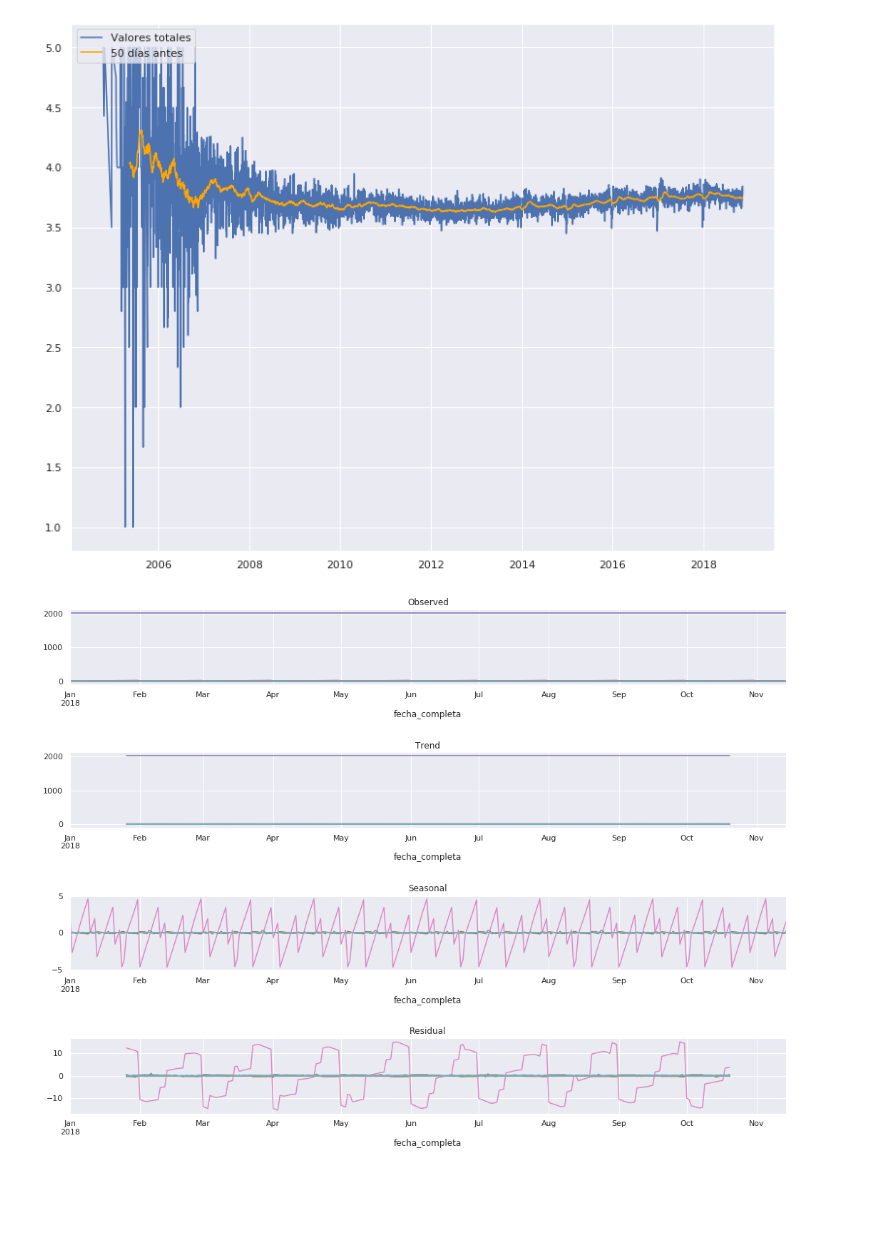
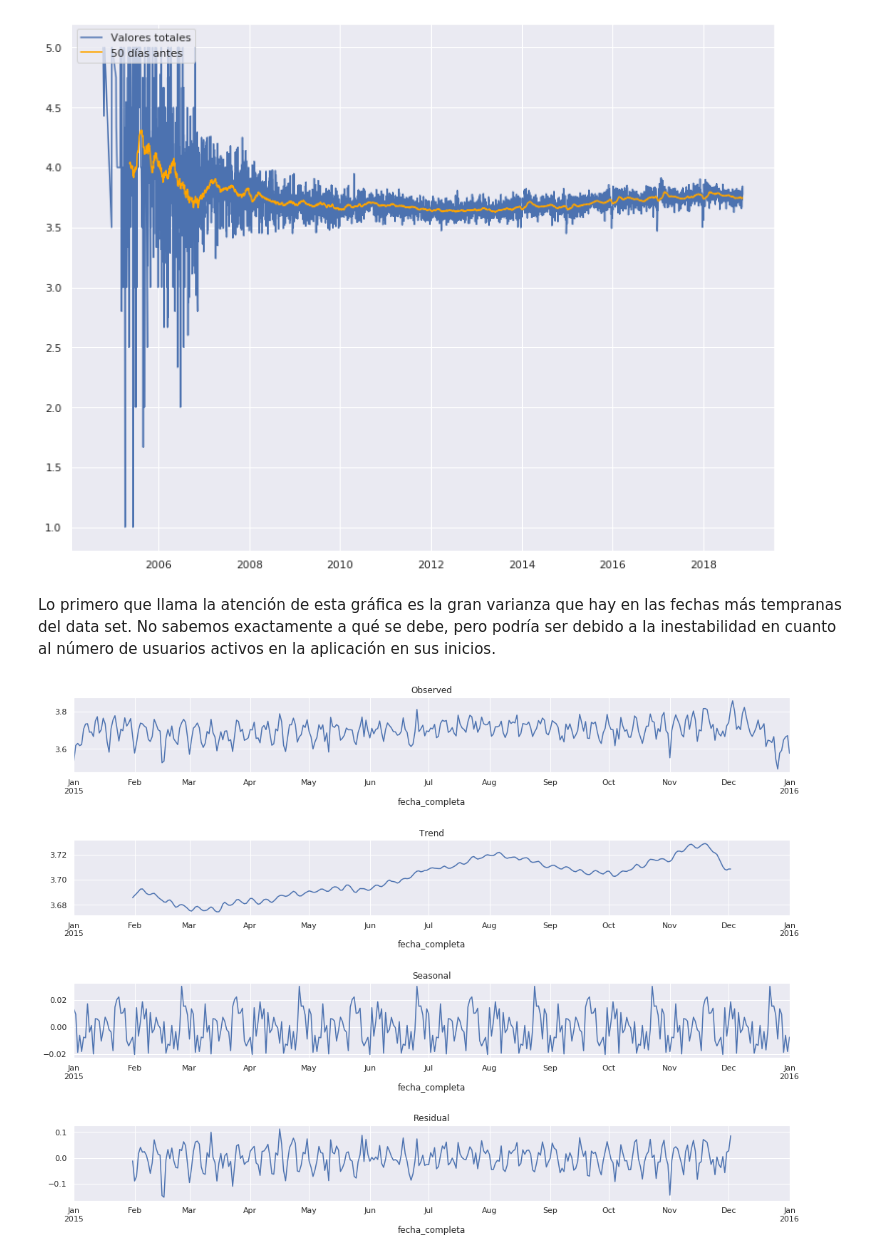
Before and after one commit to jcorrochanoj/DesafioFinalAD, a Jupyter notebook: Analisis_opiniones.ipynb, the cells around one changed output. Cells and saved outputs as stored; diff of their text form; code cells hidden in the pictures; blank space fills up the shorter version.

```diff
--- a/Analisis_opiniones.ipynb
+++ b/Analisis_opiniones.ipynb
@@ -305,24 +335,26 @@ plt.legend(loc='upper left')
 plt.show()
 # %% [output]
 [figure]
+# %% [markdown]
+Lo primero que llama la atención de esta gráfica es la gran varianza que hay en las fechas más tempranas del data set. No sabemos exactamente a qué se debe, pero podría ser debido a la inestabilidad en cuanto al número de usuarios activos en la aplicación en sus inicios.
 # %%
 from statsmodels.tsa.seasonal import seasonal_decompose
 
 fig, (ax1,ax2,ax3,ax4) = plt.subplots(4,1, figsize=(18,13))
 
-seasonal = seasonal_decompose(df_groupDateMean[df_groupDateMean.index >= '2018-1-1'], freq = 50, model='aditive')
+seasonal = seasonal_decompose(df_groupDateMean[(df_groupDateMean.index >= '2015-1-1') & (df_groupDate.index <= '2016-1-1') ]['puntuacion'], freq = 60, model='aditive')
 
 seasonal.observed.plot(ax = ax1, legend=False)
 seasonal.trend.plot(ax = ax2, legend=False)
 seasonal.seasonal.plot(ax = ax3, legend=False)
 seasonal.resid.plot(ax = ax4, legend=False)
 
 
 ax1.title.set_text('Observed')
 ax2.title.set_text('Trend')
 ax3.title.set_text('Seasonal')
 ax4.title.set_text('Residual')
 
-plt.subplots_adjust(hspace= 0.9)
+plt.subplots_adjust(hspace = 0.9)
 # %% [output]
-[figure, old version]
+[figure, new version]
```
Also changed, not shown: parts of 18 cells of this notebook, 2 other files.
